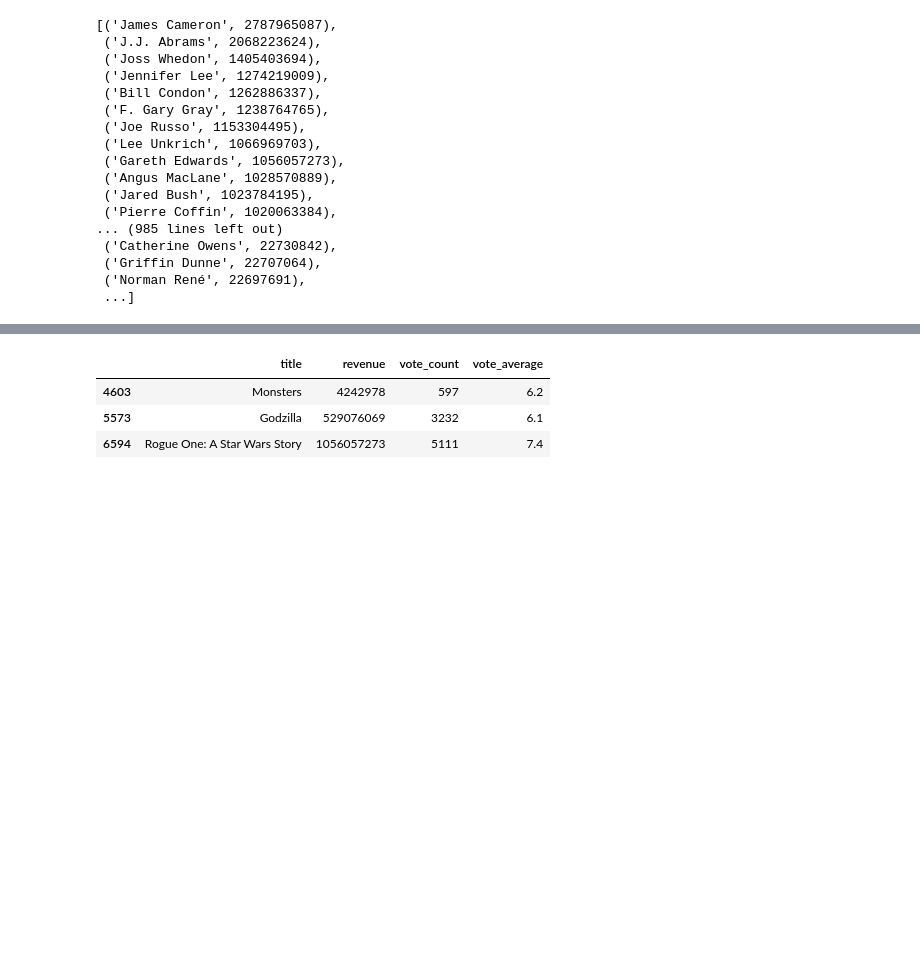
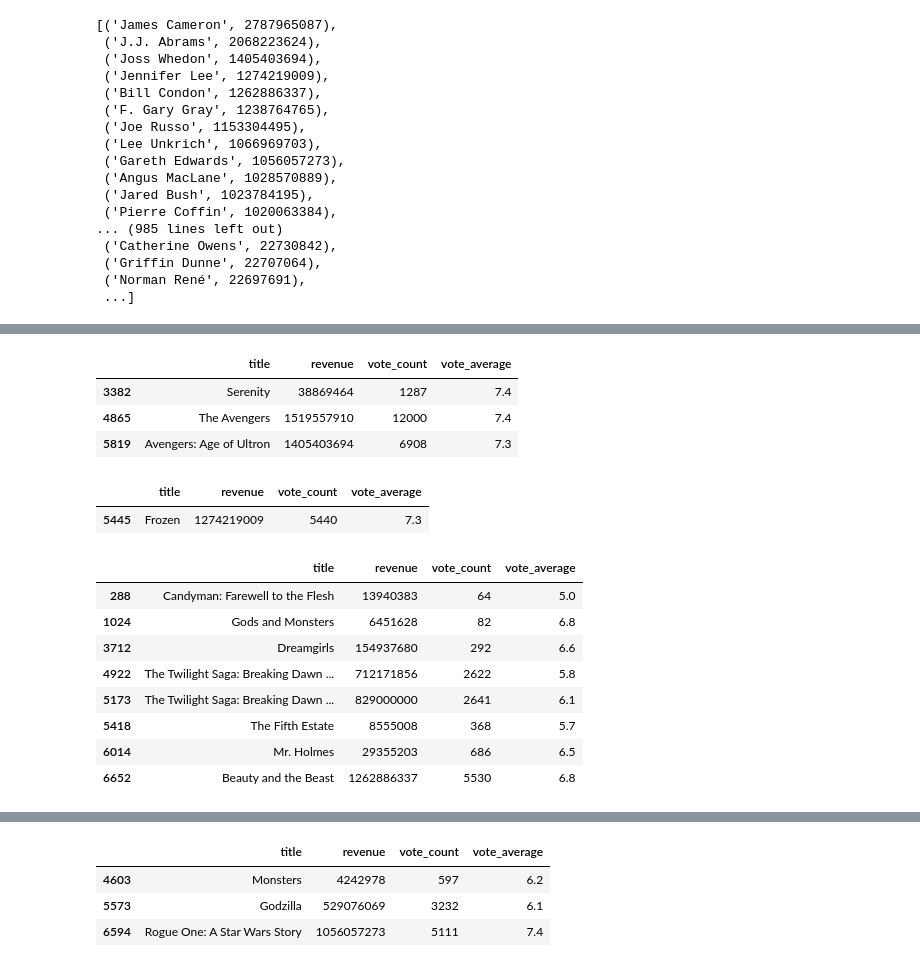
Before and after one commit to hashtagSELFIE/That-s-a-Wrap, a Jupyter notebook: Notebook/completed_movie_database_for_PSIT_parser.ipynb, the cells around one changed output, grey strips where cells are left out. Saved outputs shown, nothing was run; the diff lists cells and outputs as text; code cells hidden in the pictures; blank space fills up the shorter version.

```diff
--- a/Notebook/completed_movie_database_for_PSIT_parser.ipynb
+++ b/Notebook/completed_movie_database_for_PSIT_parser.ipynb
@@ -191,0 +213,24 @@ sorted_d
+# %%
+test.loc[test['director'] == 'Joss Whedon', ['title', 'revenue', "vote_count", "vote_average"]]
+# %% [output]
+|  | title | revenue | vote_count | vote_average |
+| 3382 | Serenity | 38869464 | 1287 | 7.4 |
+| 4865 | The Avengers | 1519557910 | 12000 | 7.4 |
+| 5819 | Avengers: Age of Ultron | 1405403694 | 6908 | 7.3 |
+# %%
+test.loc[test['director'] == 'Jennifer Lee', ['title', 'revenue', "vote_count", "vote_average"]]
+# %% [output]
+|  | title | revenue | vote_count | vote_average |
+| 5445 | Frozen | 1274219009 | 5440 | 7.3 |
+# %%
+test.loc[test['director'] == 'Bill Condon', ['title', 'revenue', "vote_count", "vote_average"]]
+# %% [output]
+|  | title | revenue | vote_count | vote_average |
+| 288 | Candyman: Farewell to the Flesh | 13940383 | 64 | 5.0 |
+| 1024 | Gods and Monsters | 6451628 | 82 | 6.8 |
+| 3712 | Dreamgirls | 154937680 | 292 | 6.6 |
+| 4922 | The Twilight Saga: Breaking Dawn ... | 712171856 | 2622 | 5.8 |
+| 5173 | The Twilight Saga: Breaking Dawn ... | 829000000 | 2641 | 6.1 |
+| 5418 | The Fifth Estate | 8555008 | 368 | 5.7 |
+| 6014 | Mr. Holmes | 29355203 | 686 | 6.5 |
+| 6652 | Beauty and the Beast | 1262886337 | 5530 | 6.8 |
```
Also changed, not shown: parts of 8 cells of this notebook.
